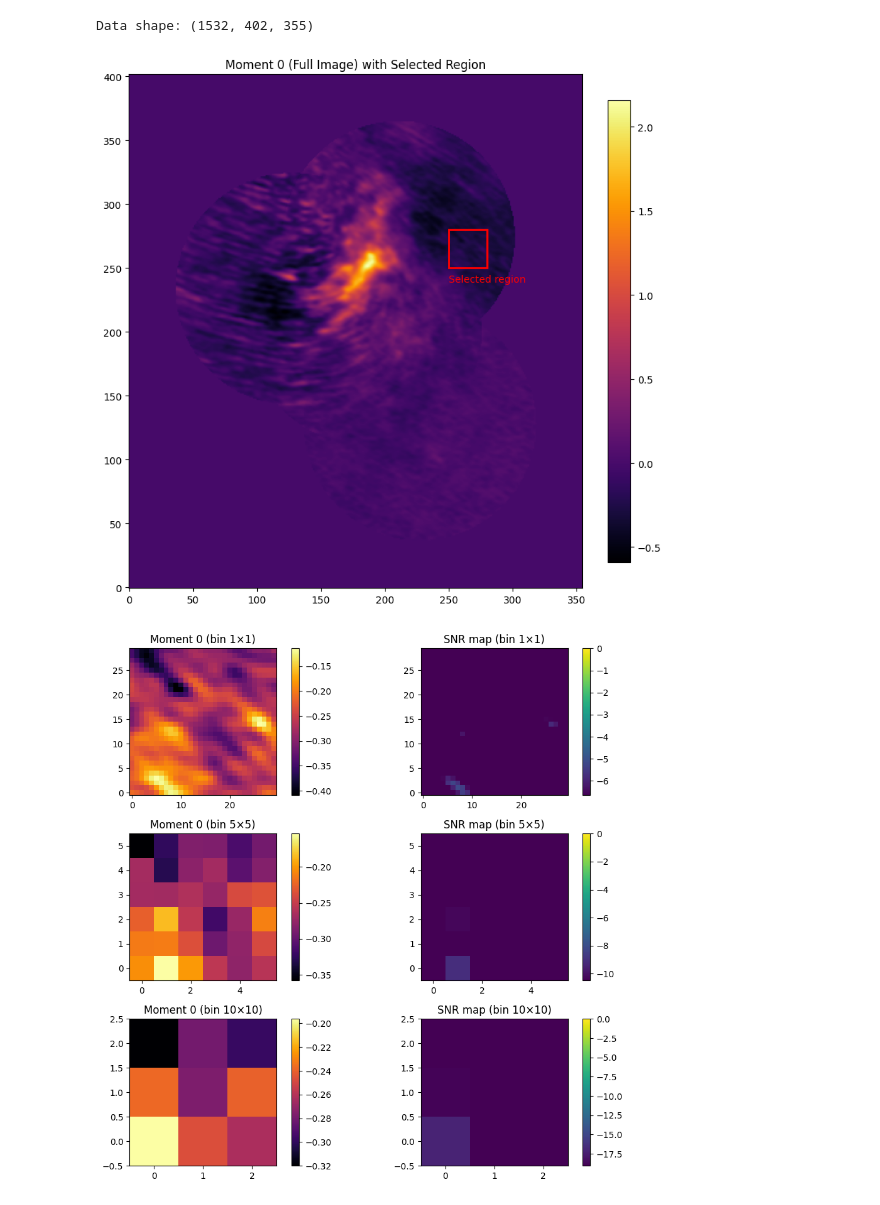
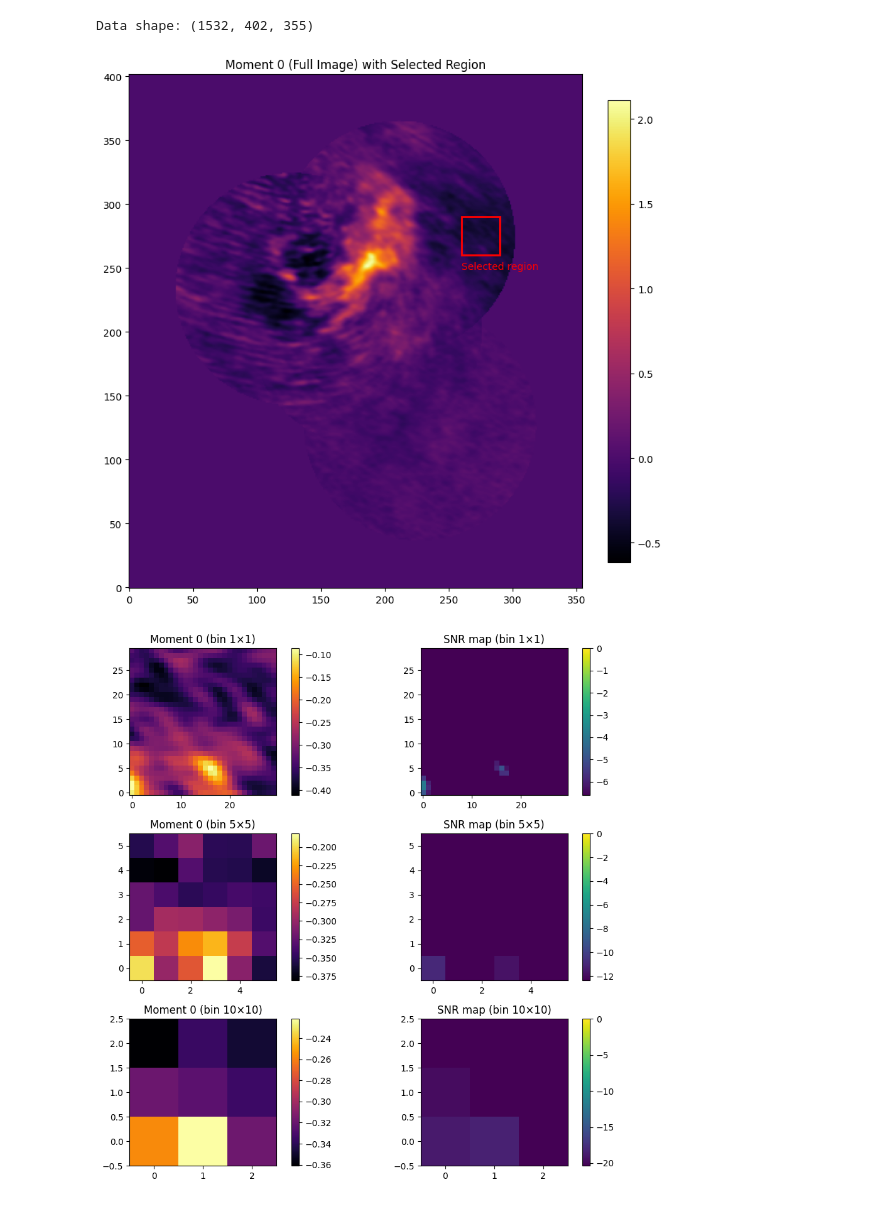
Before and after one commit to SaturnZC/ALMA_project, a Jupyter notebook: pixel_binning_test/pixel_binning_test.ipynb, the cells around one changed output. Cells and saved outputs as stored; diff of their text form; code cells hidden in the pictures.

```diff
--- a/pixel_binning_test/pixel_binning_test.ipynb
+++ b/pixel_binning_test/pixel_binning_test.ipynb
@@ -6,7 +6,7 @@ import matplotlib.patches as patches
 
 # ==== Set input file and channel range ====
 cube_file = r"/Users/ccc/Desktop/research/baobab/ALMA_project/datacubes/spw0.fits"
-v1, v2 = 1100, 1200  # Channel range to analyze (adjust as needed) #DCN channel is 784
+v1, v2 = 700, 800  # Channel range to analyze (adjust as needed) #DCN channel is 784
 
 # ==== Read FITS data ====
 data = fits.getdata(cube_file)       # shape: (stokes, freq, y, x)
@@ -15,8 +15,9 @@ cube = data[0, :, :, :]
 print(f"Data shape: {cube.shape}")
 
 # ==== Extract specified channel region ====
-y1, y2 = 250, 280   # y range
-x1, x2 = 250, 280   # x range
+x1, x2 = 260, 290   # x range
+y1, y2 = 260, 290   # y range
+
 subcube = cube[v1:v2, y1:y2, x1:x2]  # shape: (n_chan, y, x)
 channels = np.arange(v1, v2)         # Original channel numbers (for x-axis)
 
@@ -88,32 +89,32 @@ for b in bin_sizes:
         roi = cube_use[:, y0 - 2:y0 + 3, x0 - 2:x0 + 3]  # Center 5x5
     else:
         cube_use = spatial_bin_cube(subcube, b)
         yb, xb = y0 // b, x0 // b
         roi = cube_use[:, yb:yb + 1, xb:xb + 1]
 
     spec = roi.mean(axis=(1, 2))
     ax.plot(np.arange(v1, v2), spec, label=f'bin {b}×{b}')
 
 # ==== Add red line for DCN rest frequency channel ====
 crval = header['CRVAL3']
 cdelt = header['CDELT3']
 crpix = header['CRPIX3']
 restfreq = 217.238530e9  # Hz
 
 channel_rest = crpix - crval / cdelt
 rest_index = int(round(channel_rest - 1))  # Convert to Python index
 
 if v1 <= rest_index < v2:
     ax.axvline(rest_index, color='r', linestyle='--', label='DCN rest freq (v=0)')
 
 ax.set_xlabel("Channel")
 ax.set_ylabel("Averaged Intensity")
 ax.set_title("Spectral Comparison (with DCN rest freq)")
 ax.legend()
 ax.grid(True)
 plt.tight_layout()
 plt.show()
 # %% [output]
 Data shape: (1532, 402, 355)
-[figure, old version]
+[figure, new version]
-[figure, old version]
+[figure, new version]
```
Also changed, not shown: parts of 2 cells of this notebook.
